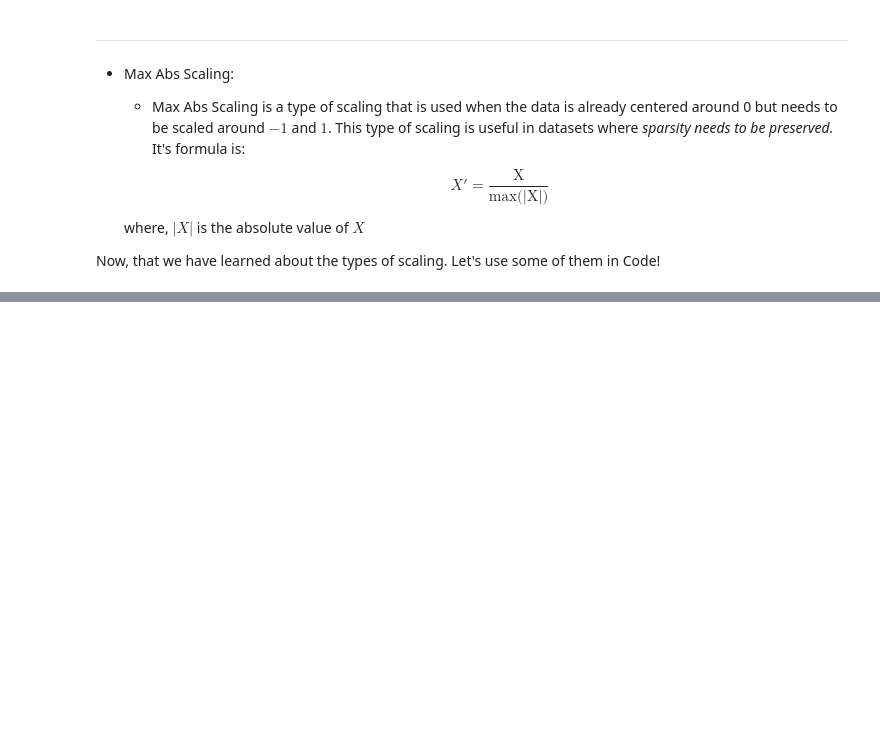
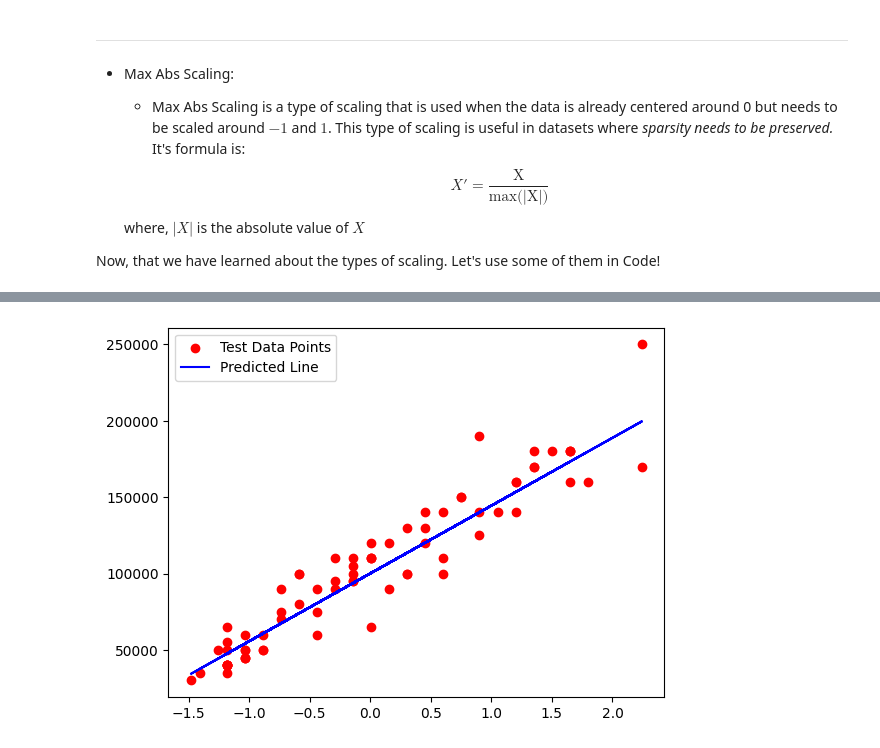
Before and after one commit to Apil120/Learn-ML, a Jupyter notebook: LinearRegression/LinearRegression.ipynb, the cells around one changed output, grey strips where cells are left out. Cells and saved outputs as stored; diff of their text form; code cells hidden in the pictures; blank space fills up the shorter version.

```diff
--- a/LinearRegression/LinearRegression.ipynb
+++ b/LinearRegression/LinearRegression.ipynb
@@ -221,0 +240,7 @@ Do note that we only scale the X/indepentent value when scaling our data. The ma
+# %%
+plt.scatter(scaled_X_test,Y_test,color = 'red',label="Test Data Points")
+plt.plot(scaled_X_test,scaled_model.predict(scaled_X_test),color = 'blue',label="Predicted Line")
+plt.legend()
+plt.show()
+# %% [output]
+[figure, added]
```
Also changed, not shown: parts of 4 cells of this notebook.
